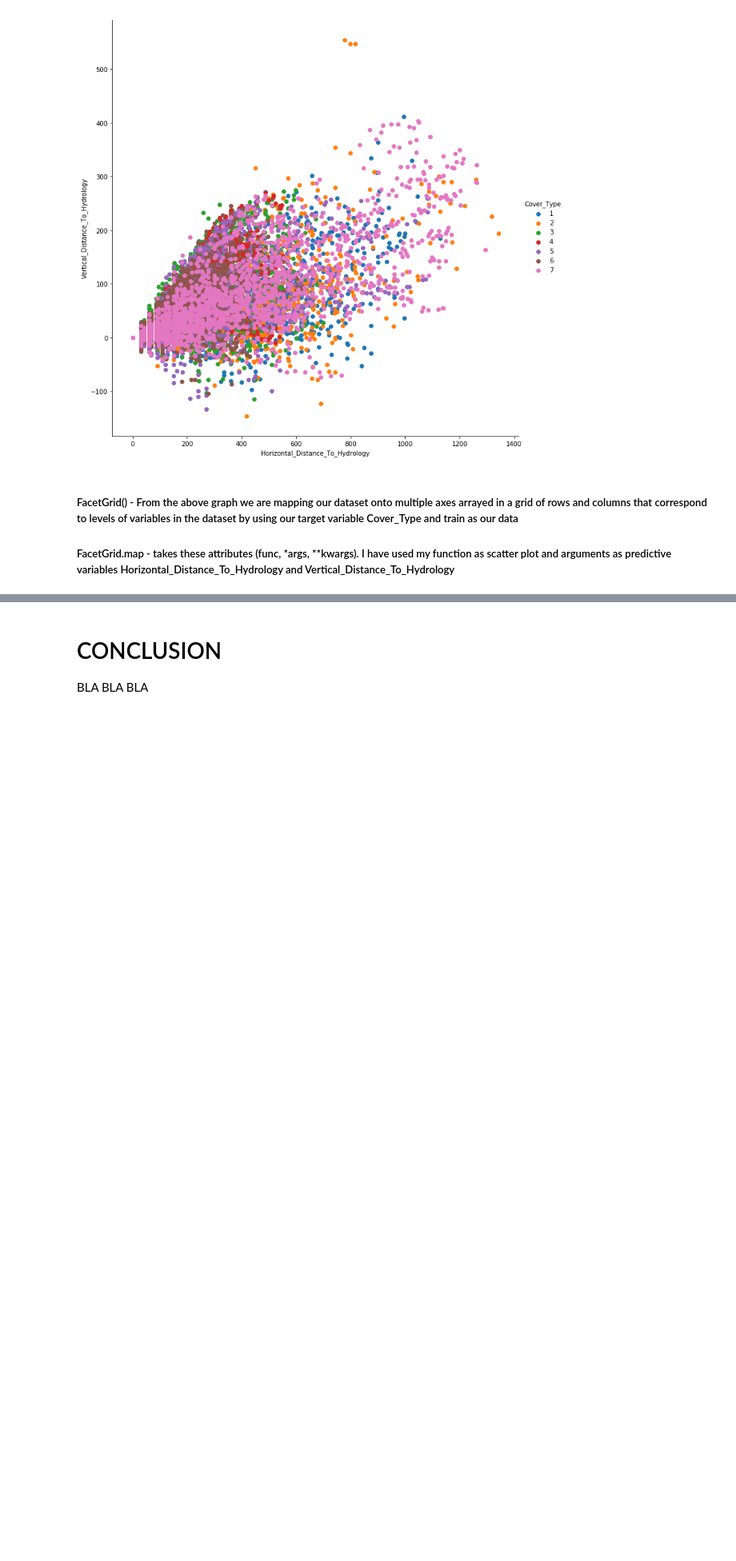
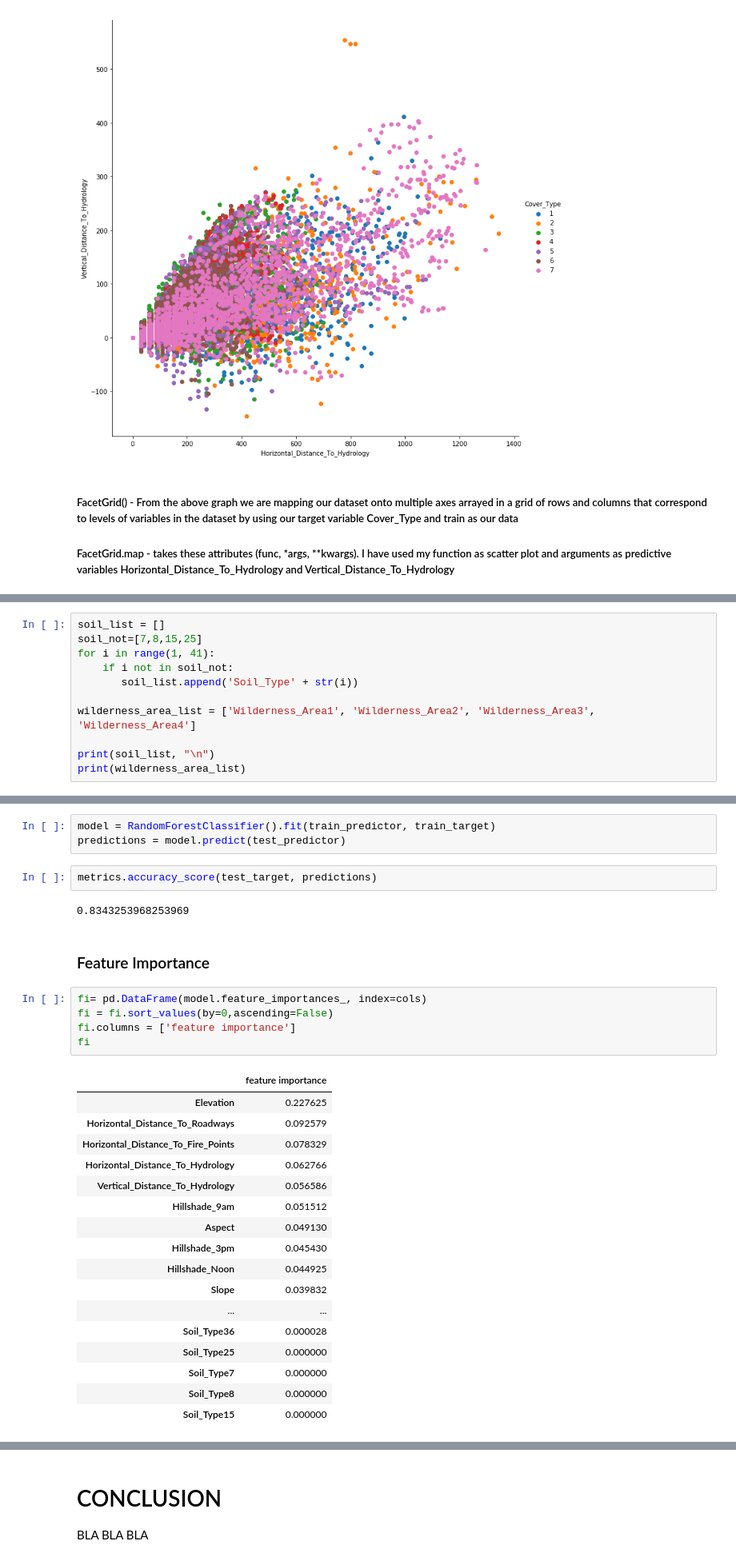
Before and after one commit to NewzySharma/MachineLearning, a Jupyter notebook: ForestCover.ipynb, the cells around one changed output, grey strips where cells are left out. Shown at 80% size. Cells and saved outputs as stored; diff of their text form; blank space fills up the shorter version.

```diff
--- a/ForestCover.ipynb
+++ b/ForestCover.ipynb
@@ -324,0 +317,11 @@ NameError: name 'y' is not defined
+# %%
+soil_list = []
+soil_not=[7,8,15,25]
+for i in range(1, 41):
+    if i not in soil_not:
+       soil_list.append('Soil_Type' + str(i))
+
+wilderness_area_list = ['Wilderness_Area1', 'Wilderness_Area2', 'Wilderness_Area3', 'Wilderness_Area4']
+
+print(soil_list, "\n")
+print(wilderness_area_list)
@@ -324,0 +364,32 @@ NameError: name 'y' is not defined
+# %%
+model = RandomForestClassifier().fit(train_predictor, train_target)
+predictions = model.predict(test_predictor)
+# %%
+metrics.accuracy_score(test_target, predictions)
+# %% [output]
+0.8343253968253969
+# %% [markdown]
+### Feature Importance
+# %%
+fi= pd.DataFrame(model.feature_importances_, index=cols)
+fi = fi.sort_values(by=0,ascending=False)
+fi.columns = ['feature importance']
+fi
+# %% [output]
+|  | feature importance |
+| Elevation | 0.227625 |
+| Horizontal_Distance_To_Roadways | 0.092579 |
+| Horizontal_Distance_To_Fire_Points | 0.078329 |
+| Horizontal_Distance_To_Hydrology | 0.062766 |
+| Vertical_Distance_To_Hydrology | 0.056586 |
+| Hillshade_9am | 0.051512 |
+| Aspect | 0.049130 |
+| Hillshade_3pm | 0.045430 |
+| Hillshade_Noon | 0.044925 |
+| Slope | 0.039832 |
+| ... | ... |
+| Soil_Type36 | 0.000028 |
+| Soil_Type25 | 0.000000 |
+| Soil_Type7 | 0.000000 |
+| Soil_Type8 | 0.000000 |
+| Soil_Type15 | 0.000000 |
```
Also changed, not shown: parts of 20 cells of this notebook.
